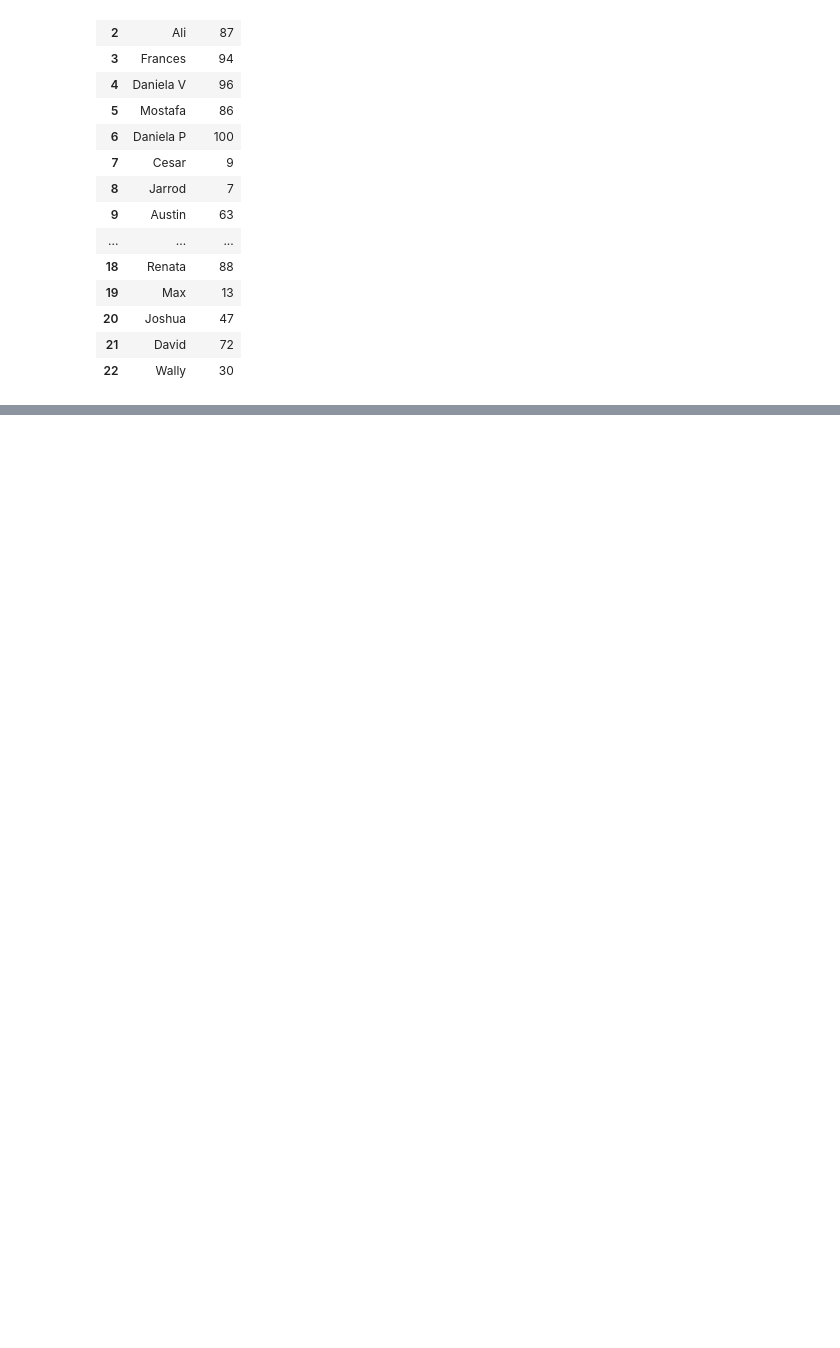
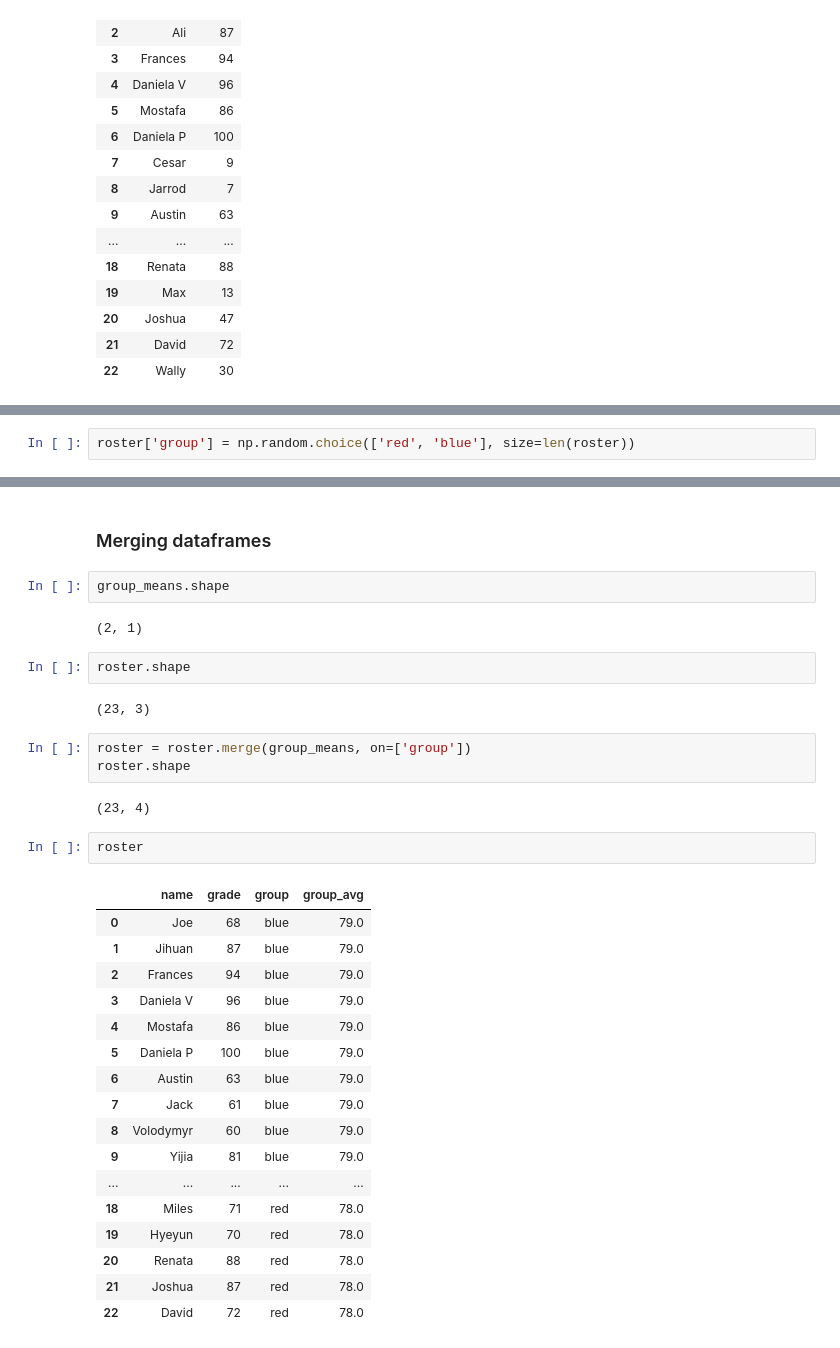
Before and after one commit to seidelj/python-course, a Jupyter notebook: week6/pandas_intro.ipynb, the cells around one changed output, grey strips where cells are left out. Cells and saved outputs as stored; diff of their text form; blank space fills up the shorter version.

```diff
--- a/week6/pandas_intro.ipynb
+++ b/week6/pandas_intro.ipynb
@@ -134,0 +184,2 @@ roster
+# %%
+roster['group'] = np.random.choice(['red', 'blue'], size=len(roster))
@@ -134,0 +202,35 @@ roster
+# %% [markdown]
+### Merging dataframes
+# %%
+group_means.shape
+# %% [output]
+(2, 1)
+# %%
+roster.shape
+# %% [output]
+(23, 3)
+# %%
+roster = roster.merge(group_means, on=['group'])
+roster.shape
+# %% [output]
+(23, 4)
+# %%
+roster
+# %% [output]
+|  | name | grade | group | group_avg |
+| 0 | Joe | 68 | blue | 79.0 |
+| 1 | Jihuan | 87 | blue | 79.0 |
+| 2 | Frances | 94 | blue | 79.0 |
+| 3 | Daniela V | 96 | blue | 79.0 |
+| 4 | Mostafa | 86 | blue | 79.0 |
+| 5 | Daniela P | 100 | blue | 79.0 |
+| 6 | Austin | 63 | blue | 79.0 |
+| 7 | Jack | 61 | blue | 79.0 |
+| 8 | Volodymyr | 60 | blue | 79.0 |
+| 9 | Yijia | 81 | blue | 79.0 |
+| ... | ... | ... | ... | ... |
+| 18 | Miles | 71 | red | 78.0 |
+| 19 | Hyeyun | 70 | red | 78.0 |
+| 20 | Renata | 88 | red | 78.0 |
+| 21 | Joshua | 87 | red | 78.0 |
+| 22 | David | 72 | red | 78.0 |
```
Also changed, not shown: parts of 14 cells of this notebook, 1 other file.
